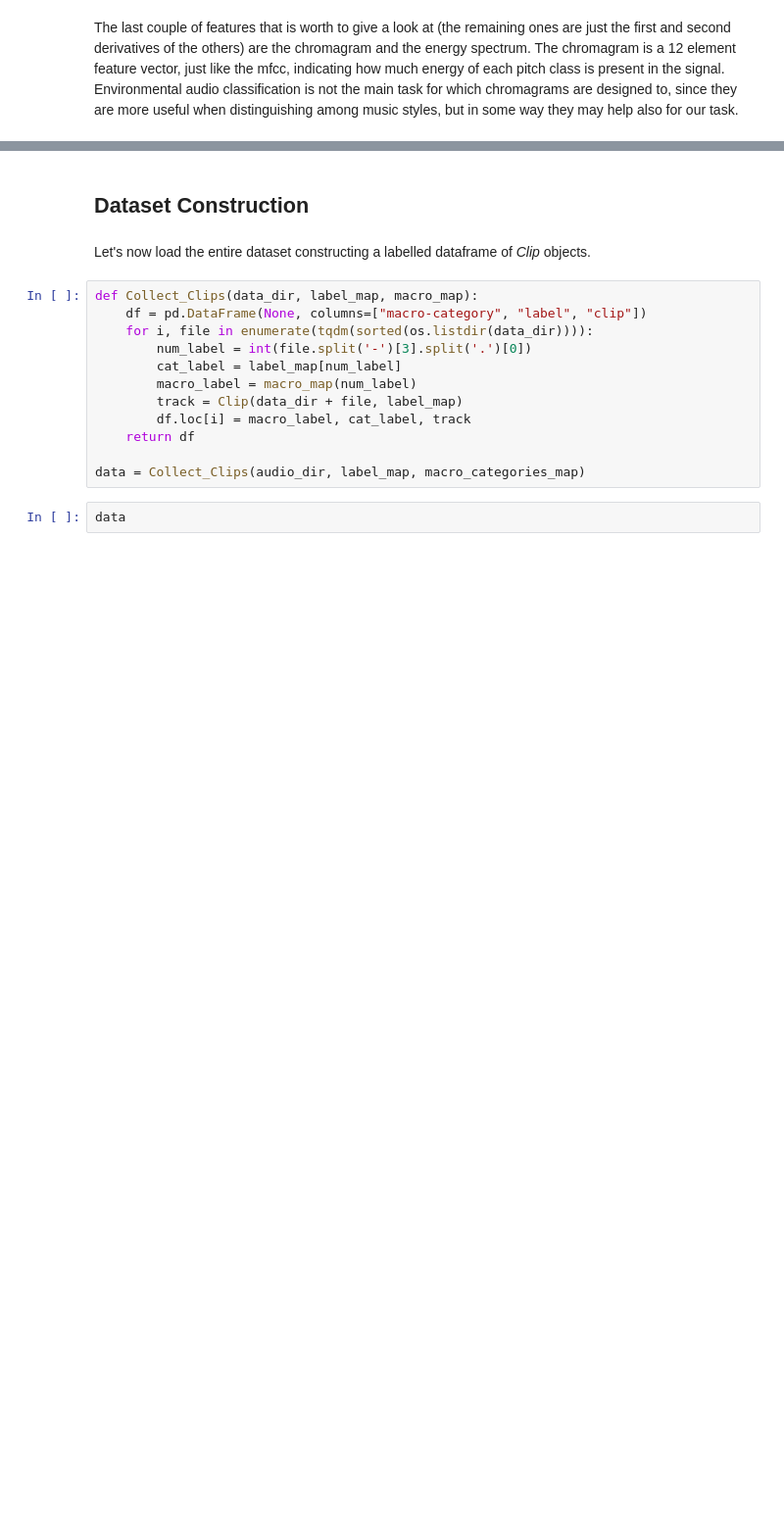
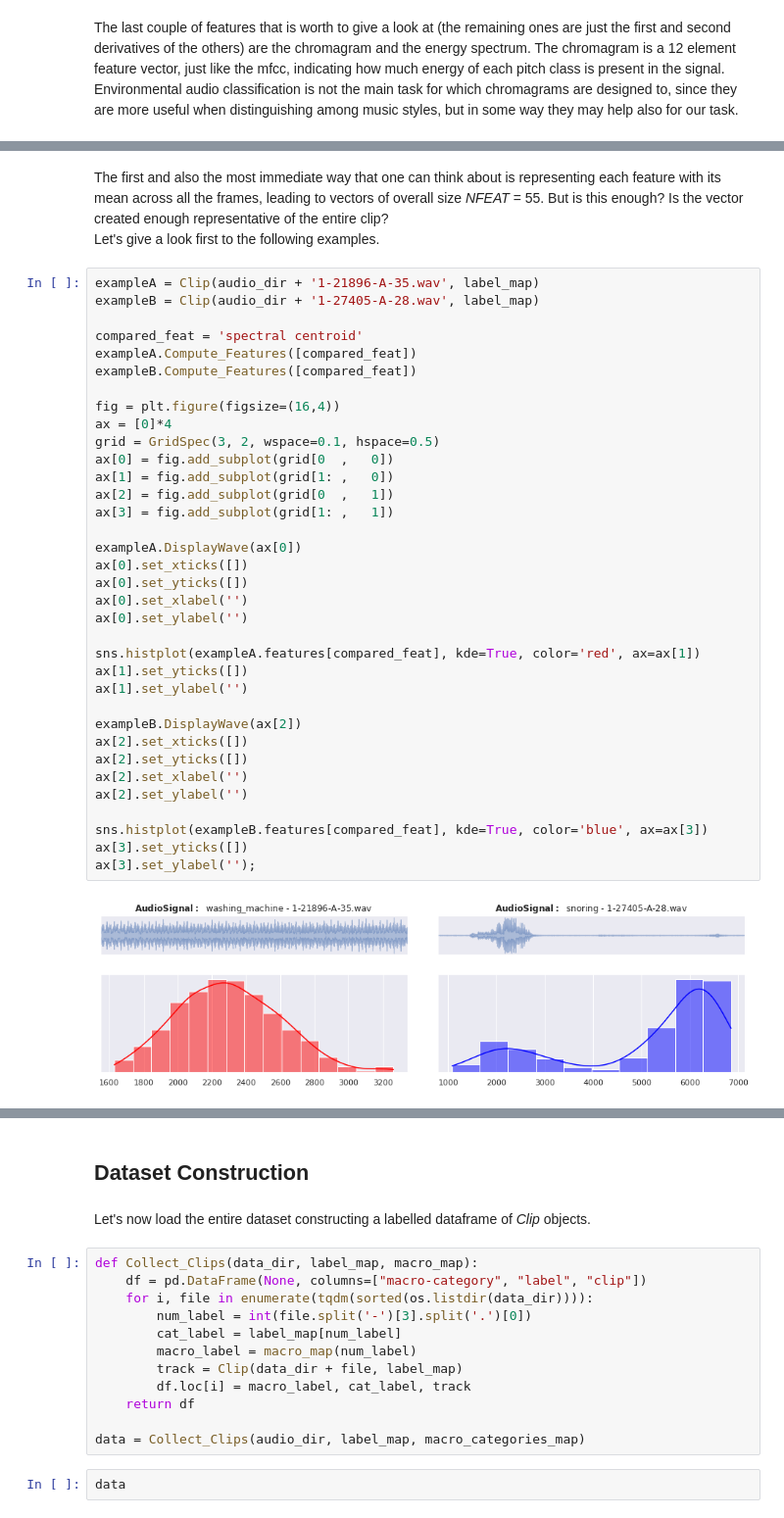
Before and after one commit to MattiaPujatti/Environmental-Sound-Classification, a Jupyter notebook: Environmental Sound Classification.ipynb, the cells around one changed output, grey strips where cells are left out. Shown at 98% size. Cells and saved outputs as stored; diff of their text form; blank space fills up the shorter version.

```diff
--- a/Environmental Sound Classification.ipynb
+++ b/Environmental Sound Classification.ipynb
@@ -600,0 +589,40 @@ ax[4].set_yticks([]);
+# %% [markdown]
+The first and also the most immediate way that one can think about is representing each feature with its mean across all the frames, leading to vectors of overall size _NFEAT_ = 55. But is this enough? Is the vector created enough representative of the entire clip? <br>
+Let's give a look first to the following examples.
+# %%
+exampleA = Clip(audio_dir + '1-21896-A-35.wav', label_map)
+exampleB = Clip(audio_dir + '1-27405-A-28.wav', label_map)
+
+compared_feat = 'spectral centroid'
+exampleA.Compute_Features([compared_feat])
+exampleB.Compute_Features([compared_feat])
+
+fig = plt.figure(figsize=(16,4))
+ax = [0]*4
+grid = GridSpec(3, 2, wspace=0.1, hspace=0.5)
+ax[0] = fig.add_subplot(grid[0  ,   0])
+ax[1] = fig.add_subplot(grid[1: ,   0])
+ax[2] = fig.add_subplot(grid[0  ,   1])
+ax[3] = fig.add_subplot(grid[1: ,   1])
+
+exampleA.DisplayWave(ax[0])
+ax[0].set_xticks([])
+ax[0].set_yticks([])
+ax[0].set_xlabel('')
+ax[0].set_ylabel('')
+
+sns.histplot(exampleA.features[compared_feat], kde=True, color='red', ax=ax[1])
+ax[1].set_yticks([])
+ax[1].set_ylabel('')
+
+exampleB.DisplayWave(ax[2])
+ax[2].set_xticks([])
+ax[2].set_yticks([])
+ax[2].set_xlabel('')
+ax[2].set_ylabel('')
+
+sns.histplot(exampleB.features[compared_feat], kde=True, color='blue', ax=ax[3])
+ax[3].set_yticks([])
+ax[3].set_ylabel('');
+# %% [output]
+[figure, added]
```
Also changed, not shown: parts of 50 cells of this notebook, 2 other files.
